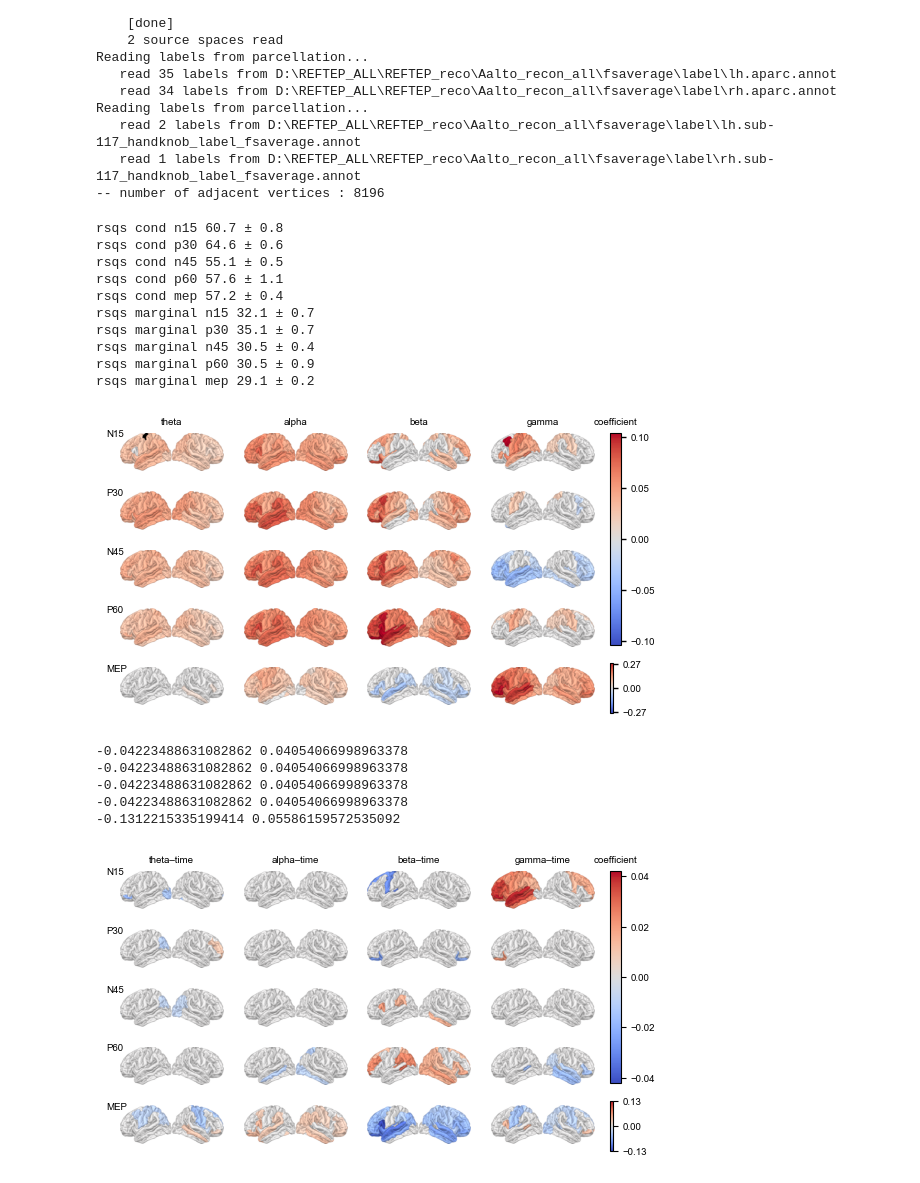
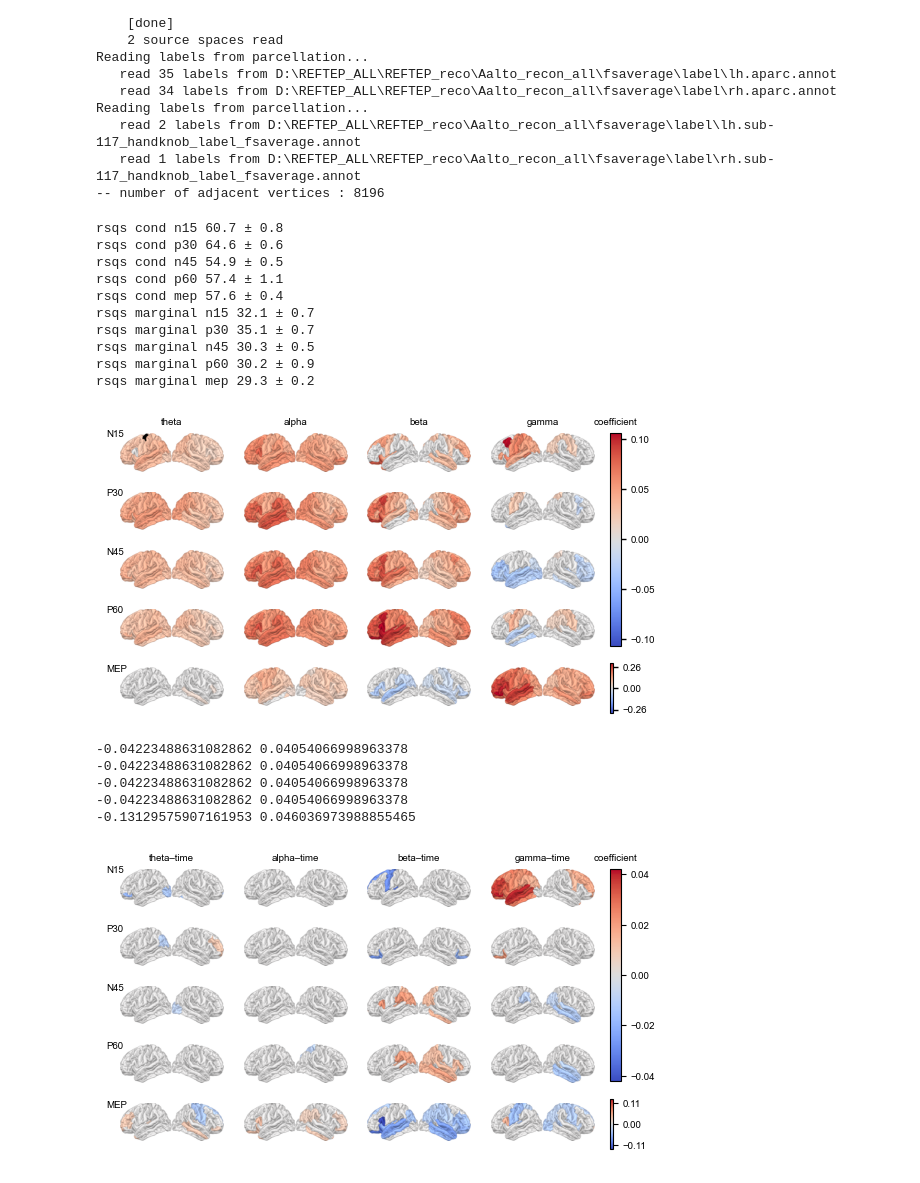
Before and after one commit to OAhola/TEP_MEP_prediction, a Jupyter notebook: Results_display/plot_brain_coefficients.ipynb, the cells around one changed output. Saved outputs shown, nothing was run; the diff lists cells and outputs as text; code cells hidden in the pictures.

```diff
--- a/Results_display/plot_brain_coefficients.ipynb
+++ b/Results_display/plot_brain_coefficients.ipynb
@@ -121,7 +121,7 @@ refsite = None
 usetime = [True, 'sample', {'Aalto':False,'Tuebingen':False}]
 csv_base = f'_usecoil_{usecoil}_usepsd_{usepsd}_usephase_{usephase}_usepac_{usepac}_usetime_{usetime[0]}_{usetime[1]}_grouptype_Subject_ref_site_{refsite}.csv'
 depth = "_depth0.8"
-modelspath = fr"D:\REFTEP_ALL\Models_Aalto_Tuebingen_phase_{usephase}_rejcoil_{rejcoil}{depth}/"
+modelspath = fr"D:\REFTEP_ALL\Models_Aalto_Tuebingen_phase_{usephase}_rejcoil_{rejcoil}{depth}_514/"
 # %%
 #load data r-squared values
 rsqs_cond = load_label_rsqs(response_types, labelnames, 'conditional_r2', 4, modelspath, csv_base)
@@ -133,14 +133,14 @@ for response, rsq_marginal in zip(response_types,rsqs_marginal):
 # %% [output]
 rsqs cond n15 60.7 ± 0.8
 rsqs cond p30 64.6 ± 0.6
-rsqs cond n45 55.1 ± 0.5
-rsqs cond p60 57.6 ± 1.1
-rsqs cond mep 57.2 ± 0.4
+rsqs cond n45 54.9 ± 0.5
+rsqs cond p60 57.4 ± 1.1
+rsqs cond mep 57.6 ± 0.4
 rsqs marginal n15 32.1 ± 0.7
 rsqs marginal p30 35.1 ± 0.7
-rsqs marginal n45 30.5 ± 0.4
-rsqs marginal p60 30.5 ± 0.9
-rsqs marginal mep 29.1 ± 0.2
+rsqs marginal n45 30.3 ± 0.5
+rsqs marginal p60 30.2 ± 0.9
+rsqs marginal mep 29.3 ± 0.2
 # %%
 plot_psd = True
 plot_pac = False
@@ -196,7 +196,7 @@ if plot_psd:
                     cbar = fig.colorbar(matplotlib.cm.ScalarMappable(norm=matplotlib.colors.Normalize(vmin=vmin, vmax=vmax),cmap=cmapper), ax=axes[gind])
                     cbar.ax.tick_params(labelsize=7)
                     if response_type == "mep":
-                        max_range = np.floor((maximum-0.01) * 10**decim_places) / 10**decim_places  #round values, adjust colorbar ticks
+                        max_range = np.floor((maximum-0.04) * 10**decim_places) / 10**decim_places  #round values, adjust colorbar ticks
                         cbar.ax.set_position([0.85, pos-shift*(posind)+0.05, 0.2, 0.14])
                         cbar.set_ticks([-max_range,0,max_range])
                     else:
@@ -208,9 +208,9 @@ if plot_psd:
                     cbar.ax.tick_params(width=1)
                 axes[gind].axis("off")
                 gind+=1
-    #plt.savefig(f"brainplot_powers_phase_{usephase}_rejcoil_{rejcoil}{depth}{refsite}.pdf",format='pdf',dpi=300)
+    plt.savefig(f"brainplot_powers_phase_{usephase}_rejcoil_{rejcoil}{depth}{refsite}.pdf",format='pdf',dpi=300)
 # %% [output]
-[figure, old version]
+[figure, new version]
 # %%
 if plot_interaction and not plot_phase:
     p_thresh=0.05
@@ -261,37 +261,37 @@ if plot_interaction and not plot_phase:
             if ind1 ==0: #show param name
                 axes[gind].set_title(paramnames[ind2], fontsize=7)
             gind+=1
             if ind2==len(params_to_plot)-1:
                 if n_cbars == 1 and response_type == "n45":
                     cbar = fig.colorbar(matplotlib.cm.ScalarMappable(norm=matplotlib.colors.Normalize(vmin=vmin, vmax=vmax),cmap=cmapper), ax=axes[gind])
                     cbar.ax.tick_params(labelsize=7)
                     max_range = np.floor(maximum * 10**decim_places) / 10**decim_places #round values
                     cbar.ax.set_position([0.85, 0.11, 0.2, 0.77])
                     cbar.ax.set_title('coefficient',fontsize=7)
                     cbar.set_ticks([-max_range,-max_range/2,0,max_range/2, max_range])
                 if (response_type == "mep" or response_type == "n45") and n_cbars != 1:
                     cbar = fig.colorbar(matplotlib.cm.ScalarMappable(norm=matplotlib.colors.Normalize(vmin=vmin, vmax=vmax),cmap=cmapper), ax=axes[gind])
                     cbar.ax.tick_params(labelsize=7)
                     if response_type == "mep":
-                        max_range = np.floor(maximum * 10**decim_places) / 10**decim_places #round values
+                        max_range = np.floor((maximum-0.02) * 10**decim_places) / 10**decim_places #round values
                         cbar.ax.set_position([0.85, pos-shift*(posind)+0.05, 0.2, 0.14])
                         cbar.set_ticks([-max_range,0,max_range])
                     else:
                         max_range = np.floor(maximum * 10**decim_places) / 10**decim_places #round values
                         cbar.ax.set_position([0.85, 0.28, 0.2, 0.6])
                         cbar.ax.set_title('coefficient',fontsize=7)
                         cbar.set_ticks([-max_range,-max_range/2,0,max_range/2, max_range])
                 axes[gind].axis("off")
                 gind+=1
             #add texts on what each row represents
-    #plt.savefig(f"brainplot_power-latency_phase_{usephase}_rejcoil_{rejcoil}{depth}{refsite}.pdf",format='pdf',dpi=300)
+    plt.savefig(f"brainplot_power-latency_phase_{usephase}_rejcoil_{rejcoil}{depth}{refsite}.pdf",format='pdf',dpi=300)
 # %% [output]
 -0.04223488631082862 0.04054066998963378
 -0.04223488631082862 0.04054066998963378
 -0.04223488631082862 0.04054066998963378
 -0.04223488631082862 0.04054066998963378
--0.1312215335199414 0.05586159572535092
+-0.13129575907161953 0.046036973988855465
-[figure, old version]
+[figure, new version]
 # %%
 if plot_phase and plot_interaction:
     p_thresh=0.05
```
Also changed, not shown: parts of 3 cells of this notebook, 6 other files.
